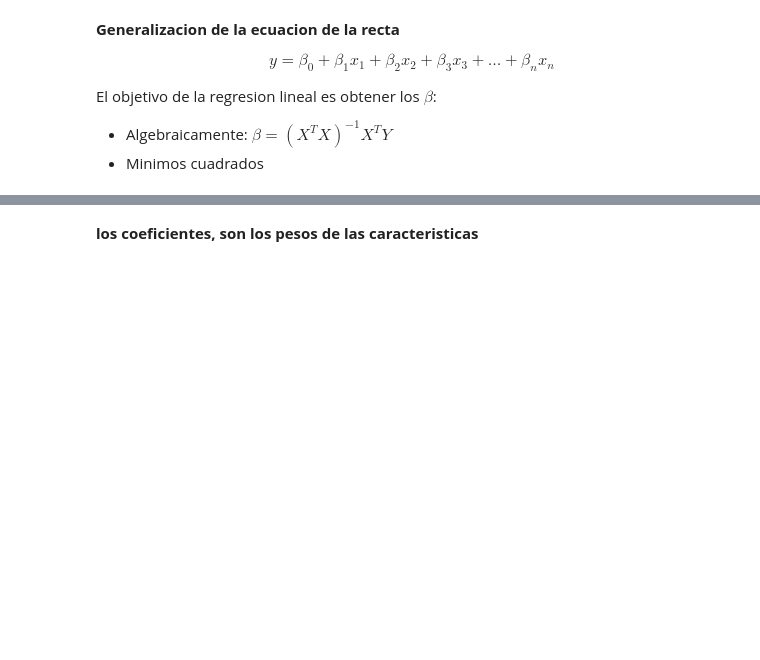
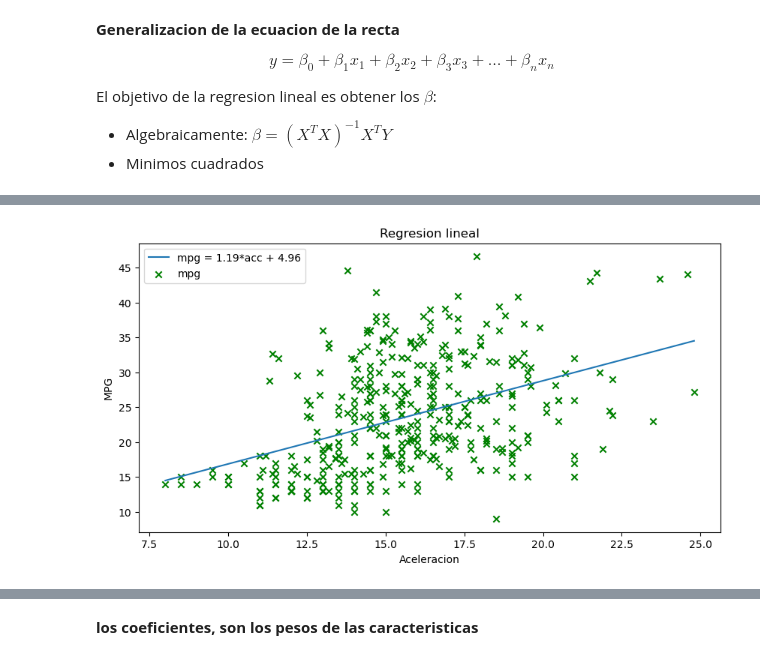
Before and after one commit to Ironhack-Data-Madrid-Octubre-2023/apuntes_clase, a Jupyter notebook: semana_7/3.1 - Ingenieria de caracteristicas.ipynb, the cells around one changed output, grey strips where cells are left out. Drawn from its saved outputs; the diff is of its cells as text; code cells hidden in the pictures; blank space fills up the shorter version.

```diff
--- a/semana_7/3.1 - Ingenieria de caracteristicas.ipynb
+++ b/semana_7/3.1 - Ingenieria de caracteristicas.ipynb
@@ -34,0 +41,4 @@ El objetivo de la regresion lineal es obtener los $\beta$:
+# %%
+auto = pd.read_csv('../data/auto-mpg.csv')
+
+auto.head()
@@ -34,0 +83,24 @@ El objetivo de la regresion lineal es obtener los $\beta$:
+# %%
+# plot
+
+x=np.linspace(auto.acceleration.min(), auto.acceleration.max(), 50)
+
+y=1.1912*x + 4.9698   # y = mx + b
+
+plt.figure(figsize=(10, 5))
+
+# la recta
+plt.plot(x, y, label='mpg = 1.19*acc + 4.96')
+
+
+# datos
+plt.scatter(auto.acceleration, auto.mpg, marker='x', c='g', label='mpg')
+
+
+plt.title('Regresion lineal')
+plt.xlabel('Aceleracion')
+plt.ylabel('MPG')
+plt.legend()
+plt.show();
+# %% [output]
+[figure, added]
```
Also changed, not shown: parts of 71 cells of this notebook.
